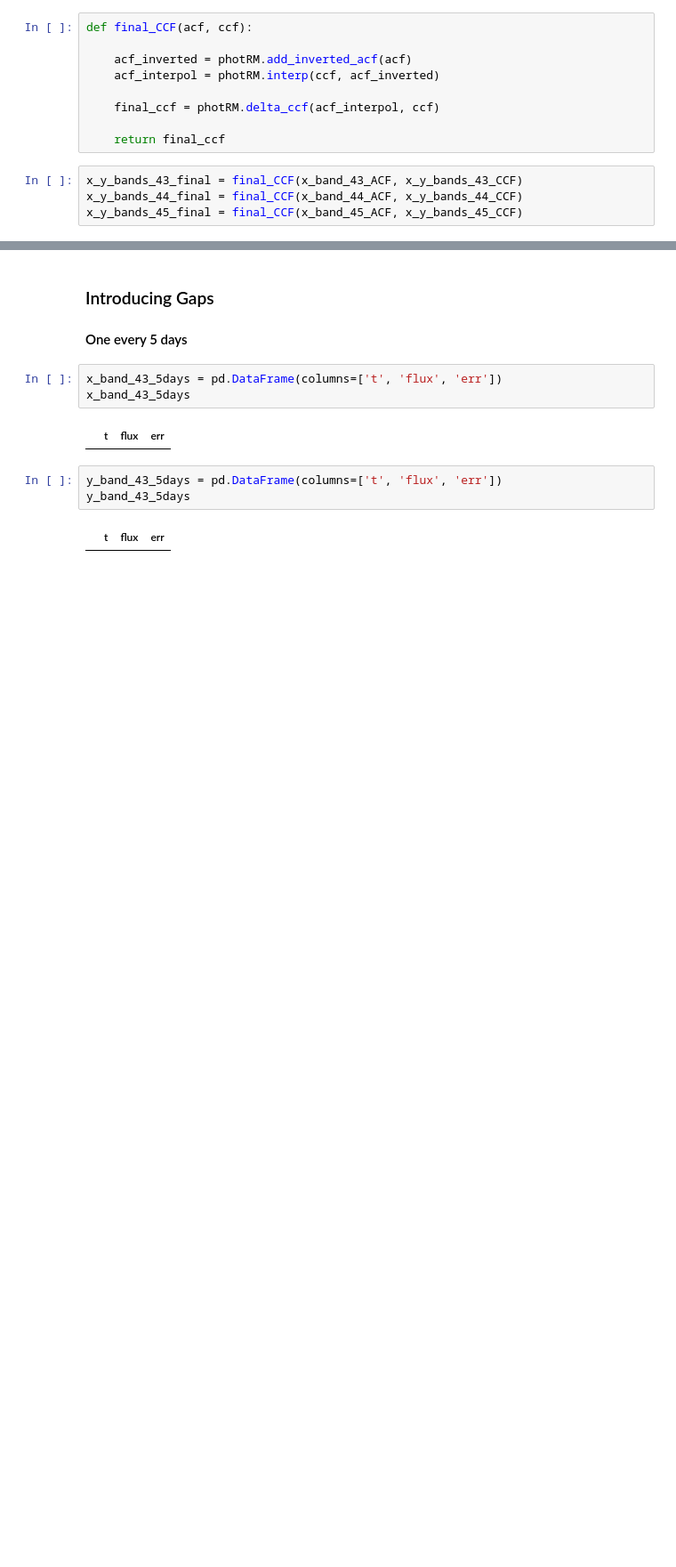
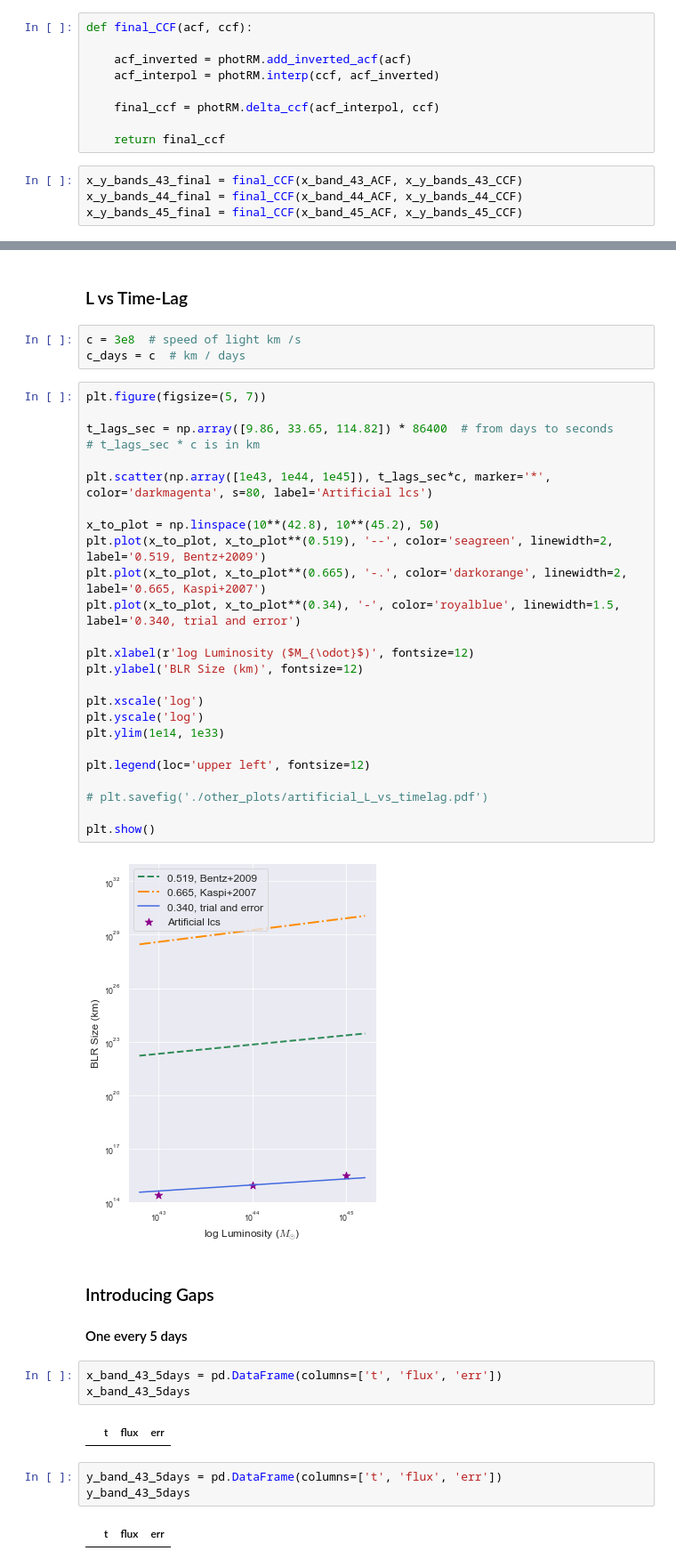
Before and after one commit to NicoGalvarino/AGN_Tutorials_Git, a Jupyter notebook: Tutorial_5_RevMap/RM_tutorial_pyzdcf.ipynb, the cells around one changed output, grey strips where cells are left out. Shown at 89% size. Cells and saved outputs as stored; diff of their text form; blank space fills up the shorter version.

```diff
--- a/Tutorial_5_RevMap/RM_tutorial_pyzdcf.ipynb
+++ b/Tutorial_5_RevMap/RM_tutorial_pyzdcf.ipynb
@@ -369,3 +389,35 @@ Max. peak:  115.0
+# %% [markdown]
+### L vs Time-Lag
+# %%
+c = 3e8  # speed of light km /s
+c_days = c  # km / days
+# %%
+plt.figure(figsize=(5, 7))
+
+t_lags_sec = np.array([9.86, 33.65, 114.82]) * 86400  # from days to seconds
+# t_lags_sec * c is in km
+
+plt.scatter(np.array([1e43, 1e44, 1e45]), t_lags_sec*c, marker='*', color='darkmagenta', s=80, label='Artificial lcs')
+
+x_to_plot = np.linspace(10**(42.8), 10**(45.2), 50)
+plt.plot(x_to_plot, x_to_plot**(0.519), '--', color='seagreen', linewidth=2, label='0.519, Bentz+2009')
+plt.plot(x_to_plot, x_to_plot**(0.665), '-.', color='darkorange', linewidth=2, label='0.665, Kaspi+2007')
+plt.plot(x_to_plot, x_to_plot**(0.34), '-', color='royalblue', linewidth=1.5, label='0.340, trial and error')
+
+plt.xlabel(r'log Luminosity ($M_{\odot}$)', fontsize=12)
+plt.ylabel('BLR Size (km)', fontsize=12)
+
+plt.xscale('log')
+plt.yscale('log')
+plt.ylim(1e14, 1e33)
+
+plt.legend(loc='upper left', fontsize=12)
+
+# plt.savefig('./other_plots/artificial_L_vs_timelag.pdf')
+
+plt.show()
+# %% [output]
+[figure, added]
 # %% [markdown]
 ### Introducing Gaps
 
```
Also changed, not shown: parts of 10 cells of this notebook, 19 other files.
